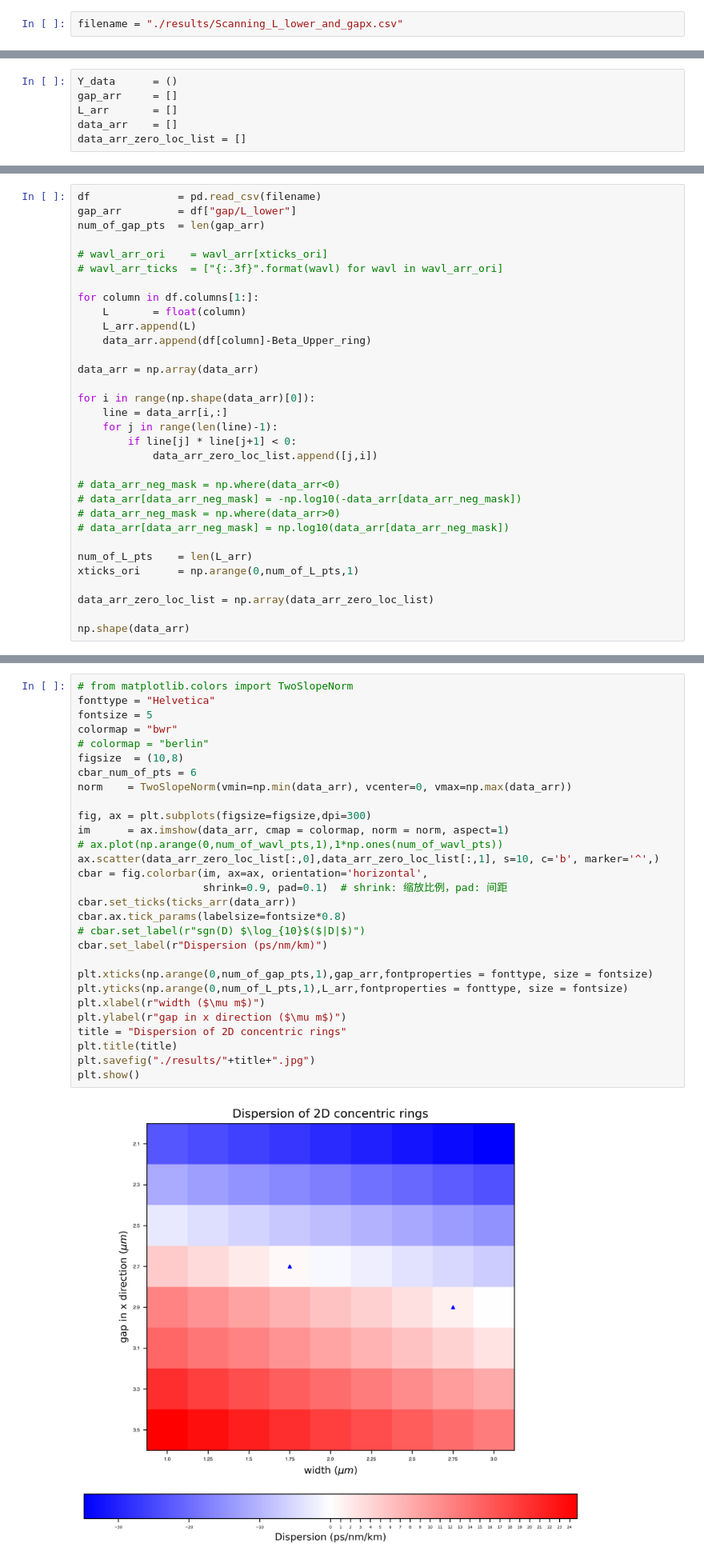
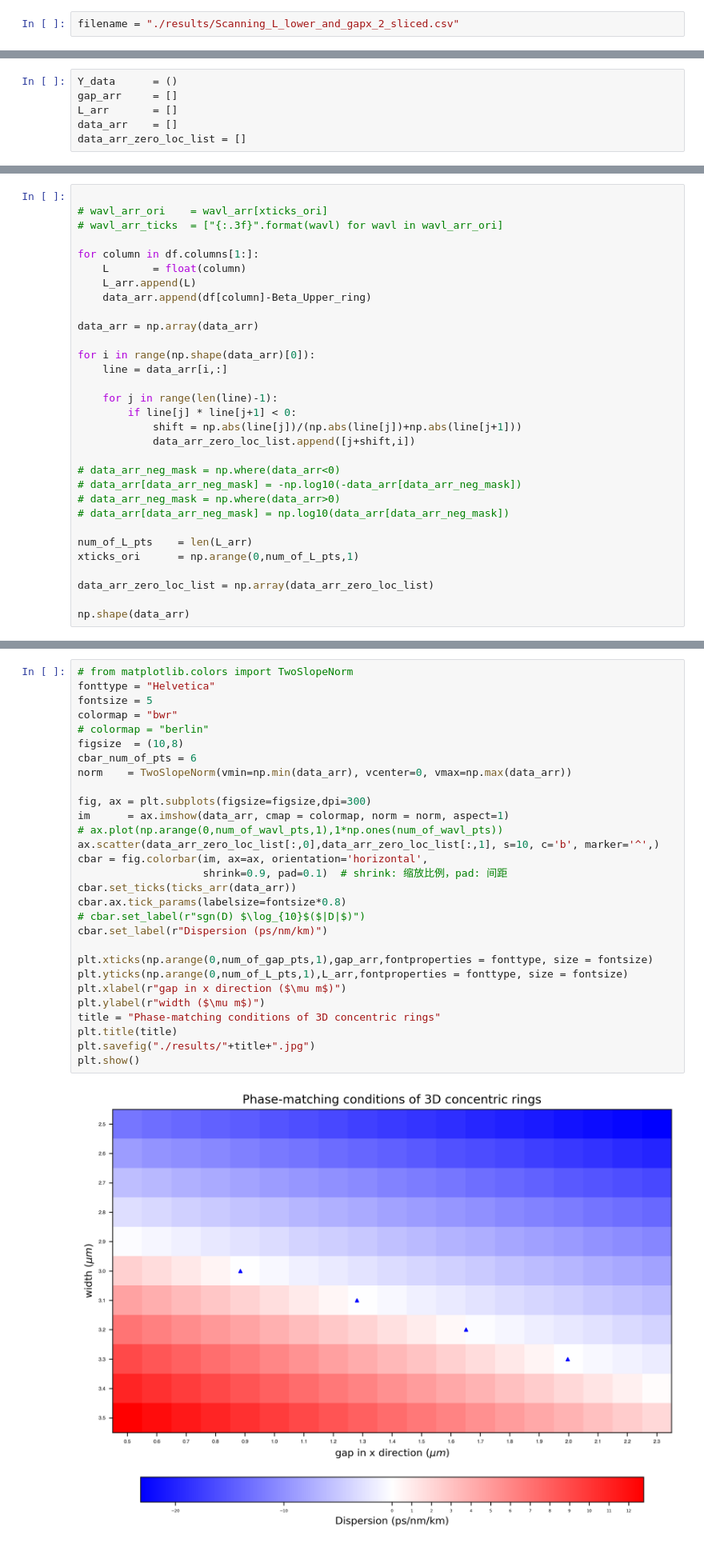
Before and after one commit to Harryxwh/SiNDispersionEngineering, a Jupyter notebook: 3D concentric.ipynb, the cells around one changed output, grey strips where cells are left out. Shown at 80% size. Cells and saved outputs as stored; diff of their text form.

```diff
--- a/3D concentric.ipynb
+++ b/3D concentric.ipynb
@@ -3,7 +3,7 @@ import numpy as np
 import pandas as pd
 from Functions import *
 # %%
-filename = "./results/Scanning_L_lower_and_gapx.csv"
+filename = "./results/Scanning_L_lower_and_gapx_2_sliced.csv"
 # %%
 Beta_Upper_ring = 5983.180936564255       # L_inner = 2.8um
 # %%
@@ -15,7 +24,4 @@ data_arr_zero_loc_list = []
 # %%
-df              = pd.read_csv(filename)
-gap_arr         = df["gap/L_lower"]
-num_of_gap_pts  = len(gap_arr)
 
 # wavl_arr_ori    = wavl_arr[xticks_ori]
 # wavl_arr_ticks  = ["{:.3f}".format(wavl) for wavl in wavl_arr_ori]
@@ -29,9 +35,11 @@ data_arr = np.array(data_arr)
 
 for i in range(np.shape(data_arr)[0]):
     line = data_arr[i,:]
+
     for j in range(len(line)-1):
         if line[j] * line[j+1] < 0:
-            data_arr_zero_loc_list.append([j,i])
+            shift = np.abs(line[j])/(np.abs(line[j])+np.abs(line[j+1]))
+            data_arr_zero_loc_list.append([j+shift,i])
 
 # data_arr_neg_mask = np.where(data_arr<0)
 # data_arr[data_arr_neg_mask] = -np.log10(-data_arr[data_arr_neg_mask])
@@ -53,31 +61,31 @@ array([0, 1, 2, 3, 4, 5, 6, 7])
 # %%
 # from matplotlib.colors import TwoSlopeNorm
 fonttype = "Helvetica"
 fontsize = 5
 colormap = "bwr"
 # colormap = "berlin"
 figsize  = (10,8)
 cbar_num_of_pts = 6
 norm    = TwoSlopeNorm(vmin=np.min(data_arr), vcenter=0, vmax=np.max(data_arr))
 
 fig, ax = plt.subplots(figsize=figsize,dpi=300)
 im      = ax.imshow(data_arr, cmap = colormap, norm = norm, aspect=1)
 # ax.plot(np.arange(0,num_of_wavl_pts,1),1*np.ones(num_of_wavl_pts))
 ax.scatter(data_arr_zero_loc_list[:,0],data_arr_zero_loc_list[:,1], s=10, c='b', marker='^',)
 cbar = fig.colorbar(im, ax=ax, orientation='horizontal',
                     shrink=0.9, pad=0.1)  # shrink: 缩放比例，pad: 间距
 cbar.set_ticks(ticks_arr(data_arr))
 cbar.ax.tick_params(labelsize=fontsize*0.8)
 # cbar.set_label(r"sgn(D) $\log_{10}$($|D|$)")
 cbar.set_label(r"Dispersion (ps/nm/km)")
 
 plt.xticks(np.arange(0,num_of_gap_pts,1),gap_arr,fontproperties = fonttype, size = fontsize)
 plt.yticks(np.arange(0,num_of_L_pts,1),L_arr,fontproperties = fonttype, size = fontsize)
-plt.xlabel(r"width ($\mu m$)")
-plt.ylabel(r"gap in x direction ($\mu m$)")
-title = "Dispersion of 2D concentric rings"
+plt.xlabel(r"gap in x direction ($\mu m$)")
+plt.ylabel(r"width ($\mu m$)")
+title = "Phase-matching conditions of 3D concentric rings"
 plt.title(title)
 plt.savefig("./results/"+title+".jpg")
 plt.show()
 # %% [output]
-[figure, old version]
+[figure, new version]
```
Also changed, not shown: parts of 4 cells of this notebook, 7 other files.
